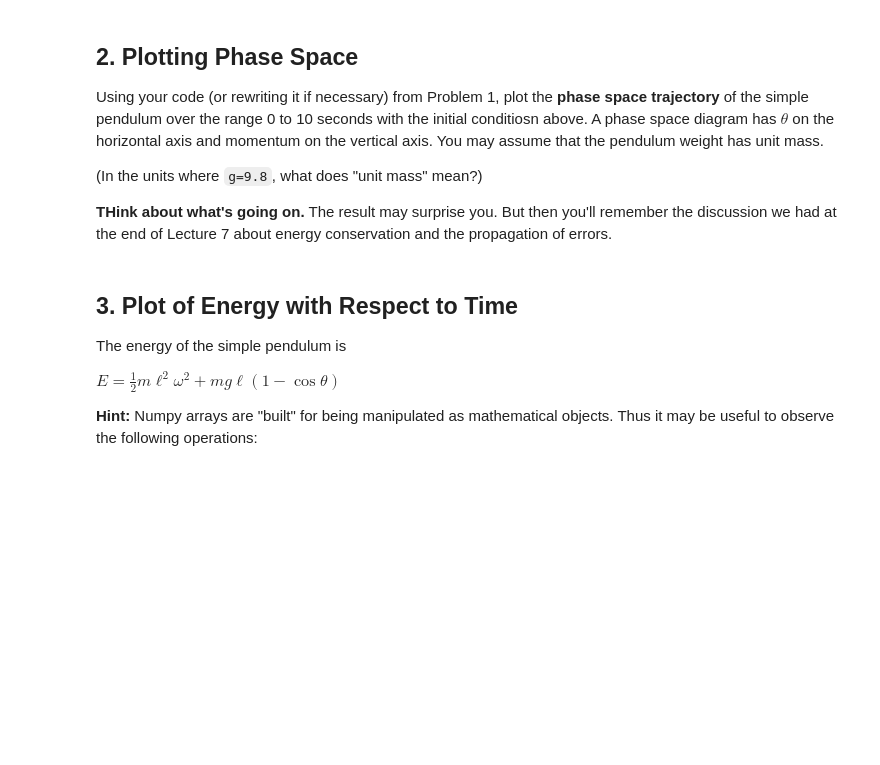
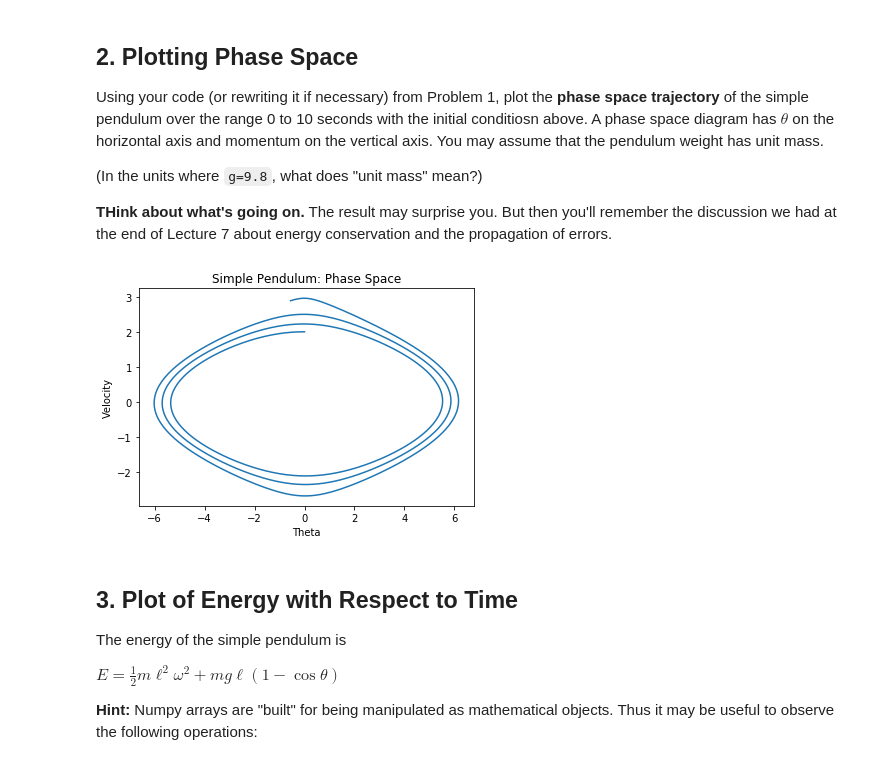
Before and after one commit to Physics177-2018/homework-5b-jamesbg314, a Jupyter notebook: Homework 5b.ipynb, the cells around one changed output. Cells and saved outputs as stored; diff of their text form; code cells hidden in the pictures; blank space fills up the shorter version.

```diff
--- a/Homework 5b.ipynb
+++ b/Homework 5b.ipynb
@@ -39,7 +39,7 @@ import matplotlib.pyplot as plt
 from math import sin as sin
 
 # CONSTANTS
-g = # FILL THIS IN
+g = 9.8
 
 # PARAMETERS
 ell = 1.0      # length of pendulum arm
@@ -51,23 +51,17 @@ t_final = 10.0 # total number of seconds
 
 def f(theta, omega, t):
     """d(theta)/dt"""
-    return # FILL THIS IN
+    return omega
 
 def h(theta, omega, t):
     """d(omega)/dt"""
-    return # FILL THIS IN
+    return -(g/ell)*sin(theta)
 
 # TIME SLICES (depends on dt and t_final)
-tpoints = # FILL THIS IN (e.g. use np.arange)
+tpoints = np.arange(0.0, 10.0, dt)
+# FILL THIS IN (e.g. use np.arange)
 
 def time_and_angles():
-    """
-    Returns three Numpy arrays:
-    1. a list of time samples
-    2. a list of theta values
-    3. a list of omega values
-    No arguments (these are all assumed to be global variables)
-    """
 
     theta_points = []
     omega_points = []
@@ -78,12 +72,23 @@ def time_and_angles():
 
     for t in tpoints:
 
+        theta_points.append(theta)
+        omega_points.append(omega)
         # Append theta, omega into theta_points and omega_points
-        # FILL THIS IN
+
+        tk1 = dt*f(theta, omega, t)
+        tk2 = dt*f(theta + 0.5*tk1, omega, t + 0.5*dt)
+
+        ok1 = dt*h(theta, omega, t)
+        ok2 = dt*h(theta, omega + 0.5*ok1, t + 0.5*dt)
+
+        theta += tk2
+        omega += ok2
+
+
 
         # Time step using Runge-Kutta
-        # FILL THIS IN, update theta using RK2
-        # FILL THIS IN, update omega using RK2
+
 
     return np.array(tpoints), np.array(theta_points), np.array(omega_points)
 # %%
@@ -110,13 +117,13 @@ Using your code (or rewriting it if necessary) from Problem 1, plot the **phase
 **THink about what's going on.** The result may surprise you. But then you'll remember the discussion we had at the end of Lecture 7 about energy conservation and the propagation of errors.
 # %%
 # Test the above code:
-plt.plot(
-    #FILL THIS IN
-)
+plt.plot( omegas, thetas )
 plt.title("Simple Pendulum: Phase Space")
 plt.xlabel('Theta')
 plt.ylabel('Velocity')
 plt.show()
+# %% [output]
+[figure, added]
 # %% [markdown]
 ## 3. Plot of Energy with Respect to Time
 
```
Also changed, not shown: parts of 10 cells of this notebook.
